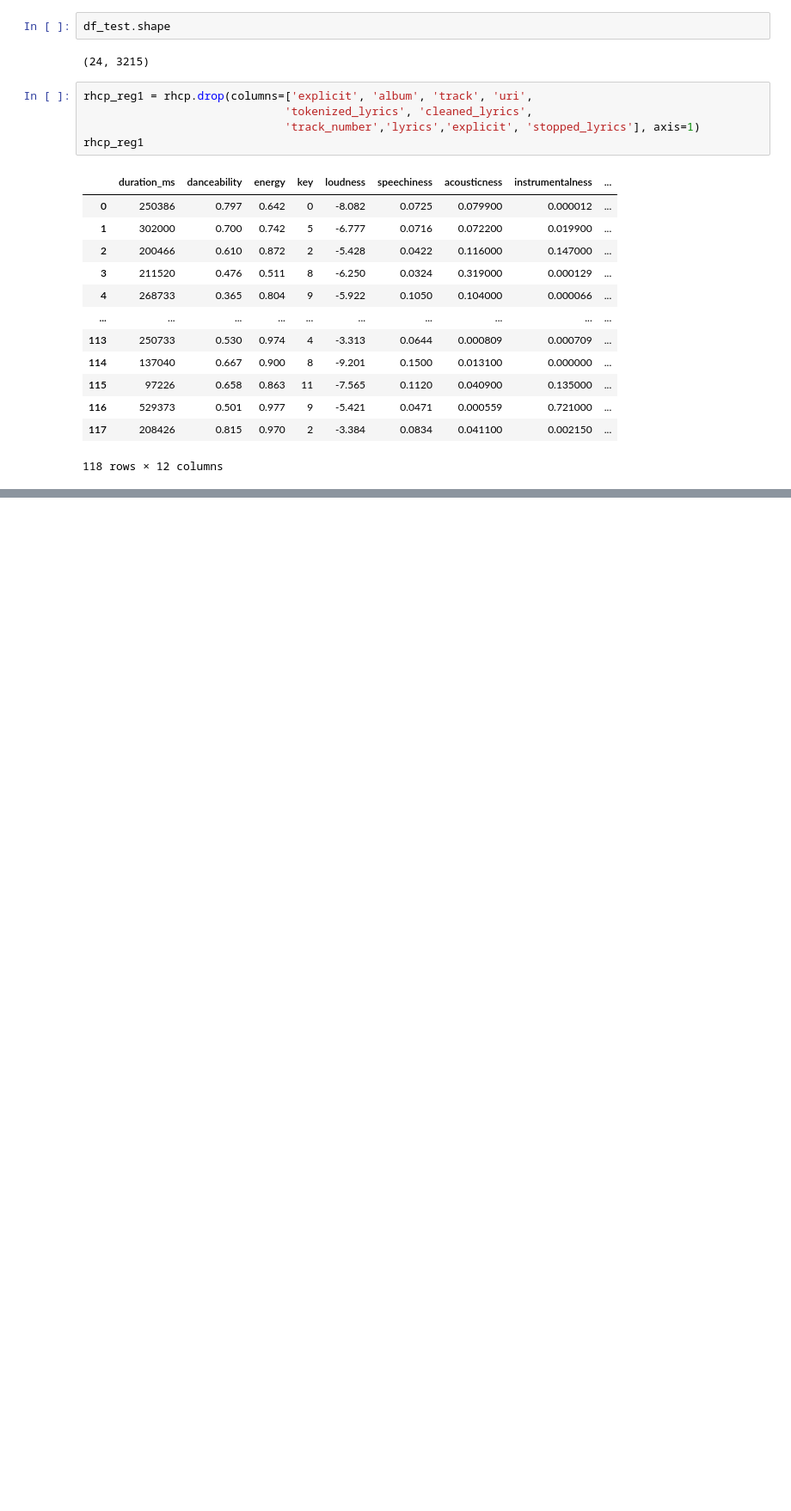
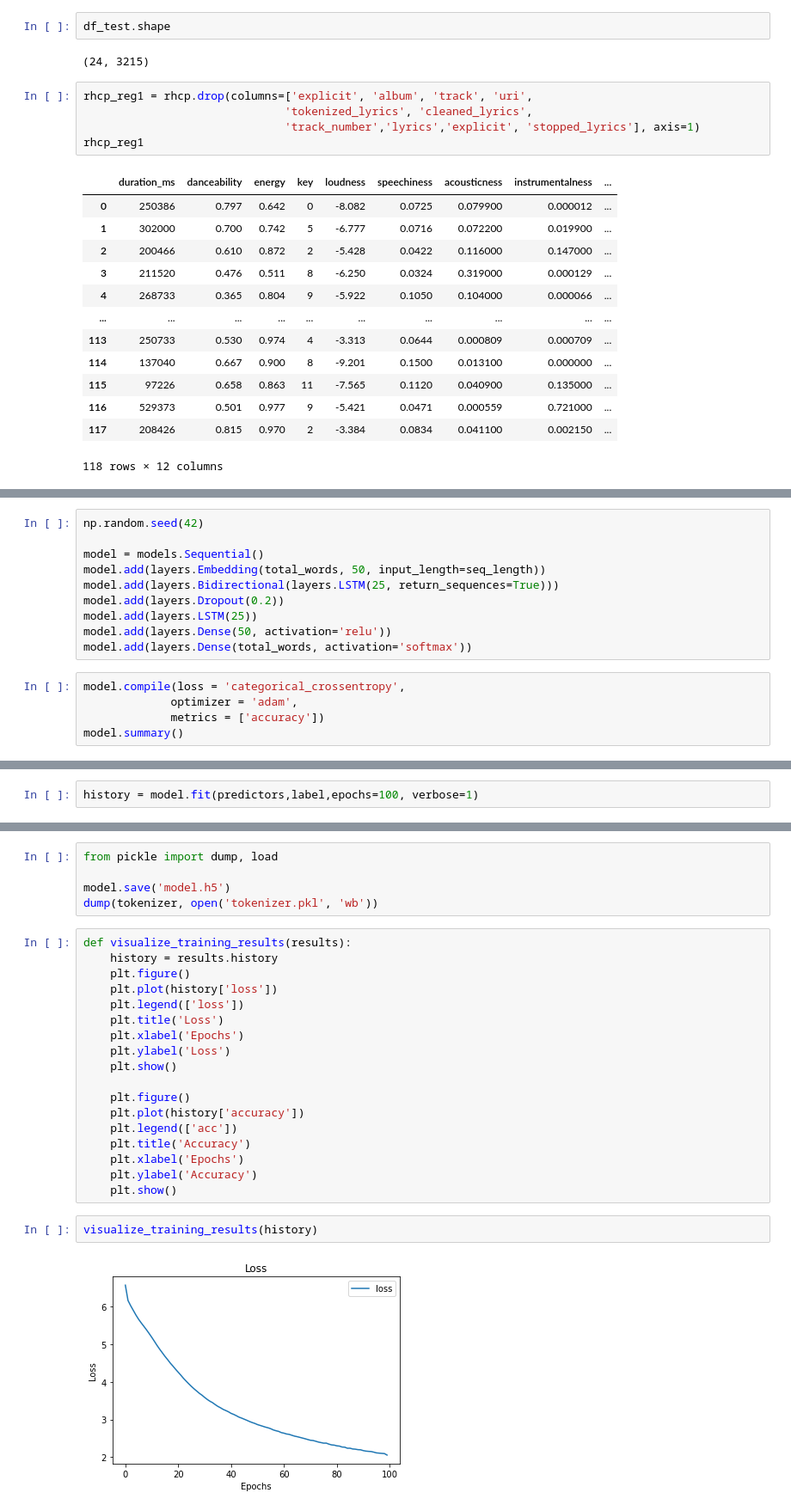
Before and after one commit to klsalcedo/lyric_generation, a Jupyter notebook: lyric_analysis.ipynb, the cells around one changed output, grey strips where cells are left out. Shown at 86% size. Cells and saved outputs as stored; diff of their text form; blank space fills up the shorter version.

Commit message:
lstm model and lyric generation

```diff
--- a/lyric_analysis.ipynb
+++ b/lyric_analysis.ipynb
@@ -1150,0 +1383,15 @@ NameError: name 'svr' is not defined
+# %%
+np.random.seed(42)
+
+model = models.Sequential()
+model.add(layers.Embedding(total_words, 50, input_length=seq_length))
+model.add(layers.Bidirectional(layers.LSTM(25, return_sequences=True)))
+model.add(layers.Dropout(0.2))
+model.add(layers.LSTM(25))
+model.add(layers.Dense(50, activation='relu'))
+model.add(layers.Dense(total_words, activation='softmax'))
+# %%
+model.compile(loss = 'categorical_crossentropy',
+             optimizer = 'adam',
+             metrics = ['accuracy'])
+model.summary()
@@ -1150,0 +1419,2 @@ NameError: name 'svr' is not defined
+# %%
+history = model.fit(predictors,label,epochs=100, verbose=1)
@@ -1150,0 +1439,27 @@ NameError: name 'svr' is not defined
+# %%
+from pickle import dump, load
+
+model.save('model.h5')
+dump(tokenizer, open('tokenizer.pkl', 'wb'))
+# %%
+def visualize_training_results(results):
+    history = results.history
+    plt.figure()
+    plt.plot(history['loss'])
+    plt.legend(['loss'])
+    plt.title('Loss')
+    plt.xlabel('Epochs')
+    plt.ylabel('Loss')
+    plt.show()
+
+    plt.figure()
+    plt.plot(history['accuracy'])
+    plt.legend(['acc'])
+    plt.title('Accuracy')
+    plt.xlabel('Epochs')
+    plt.ylabel('Accuracy')
+    plt.show()
+# %%
+visualize_training_results(history)
+# %% [output]
+[figure, added]
```
Also changed, not shown: parts of 62 cells of this notebook, 3 other files.
